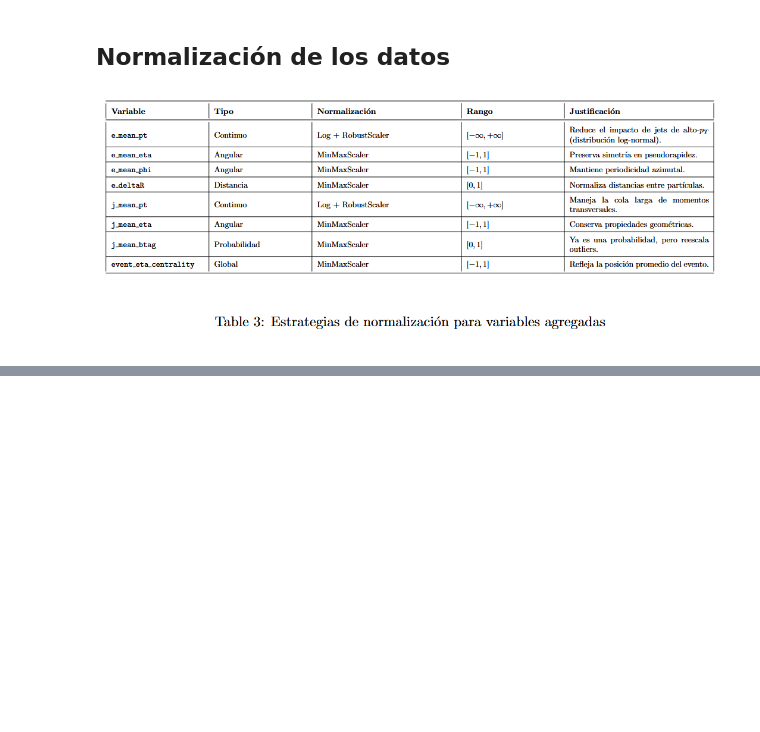
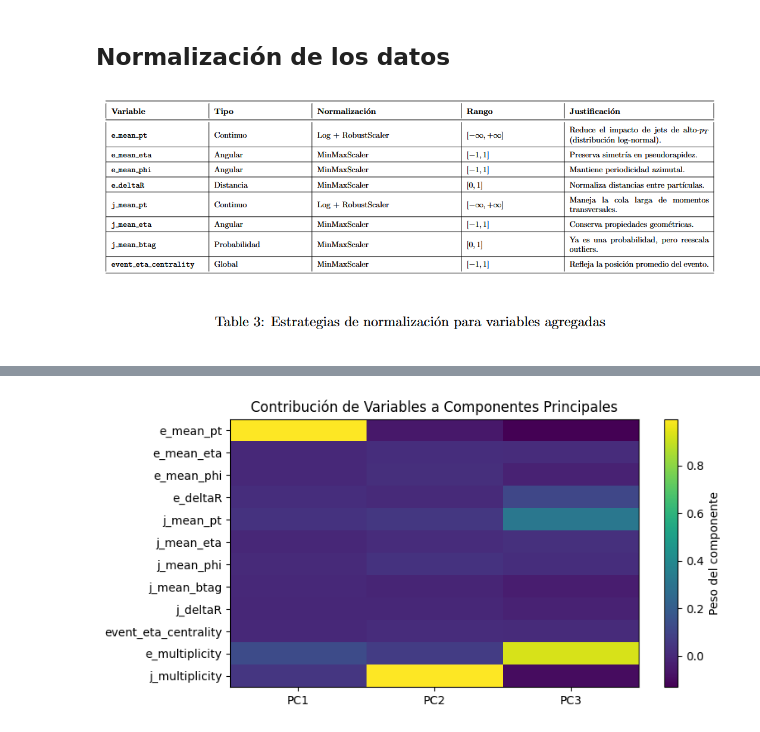
Before and after one commit to MirandaCarou/AMA, a Jupyter notebook: FinalProyect.ipynb, the cells around one changed output, grey strips where cells are left out. Drawn from its saved outputs; the diff is of its cells as text; code cells hidden in the pictures; blank space fills up the shorter version.

```diff
--- a/FinalProyect.ipynb
+++ b/FinalProyect.ipynb
@@ -302,4 +321,3 @@ Número de componentes necesarios
 # %%
-final_values_reduced = PCA(n_components=int(n_components)).fit(values)
-principal_components = final_values_reduced.fit_transform(values)
-principal_components
+pca = PCA(n_components=3).fit(values)  # Ajuste
+principal_components = pca.transform(values)
@@ -323,0 +334,22 @@ array([[ 2.46499193e+00, -1.02858293e+00],
+# %%
+
+nombres_variables = values.columns
+
+fig, ax = plt.subplots(figsize=(8, 4))
+componentes = pca.components_
+im = ax.imshow(componentes.T, cmap='viridis', aspect='auto')
+
+
+ax.set_yticks(range(len(nombres_variables)))
+ax.set_yticklabels(nombres_variables)
+ax.set_xticks(range(pca.n_components_))
+ax.set_xticklabels([f"PC{i+1}" for i in range(pca.n_components_)])
+
+
+plt.colorbar(im, label='Peso del componente')
+plt.title("Contribución de Variables a Componentes Principales")
+plt.grid(False)
+plt.tight_layout()
+plt.show()
+# %% [output]
+[figure, added]
```
Also changed, not shown: parts of 15 cells of this notebook.
